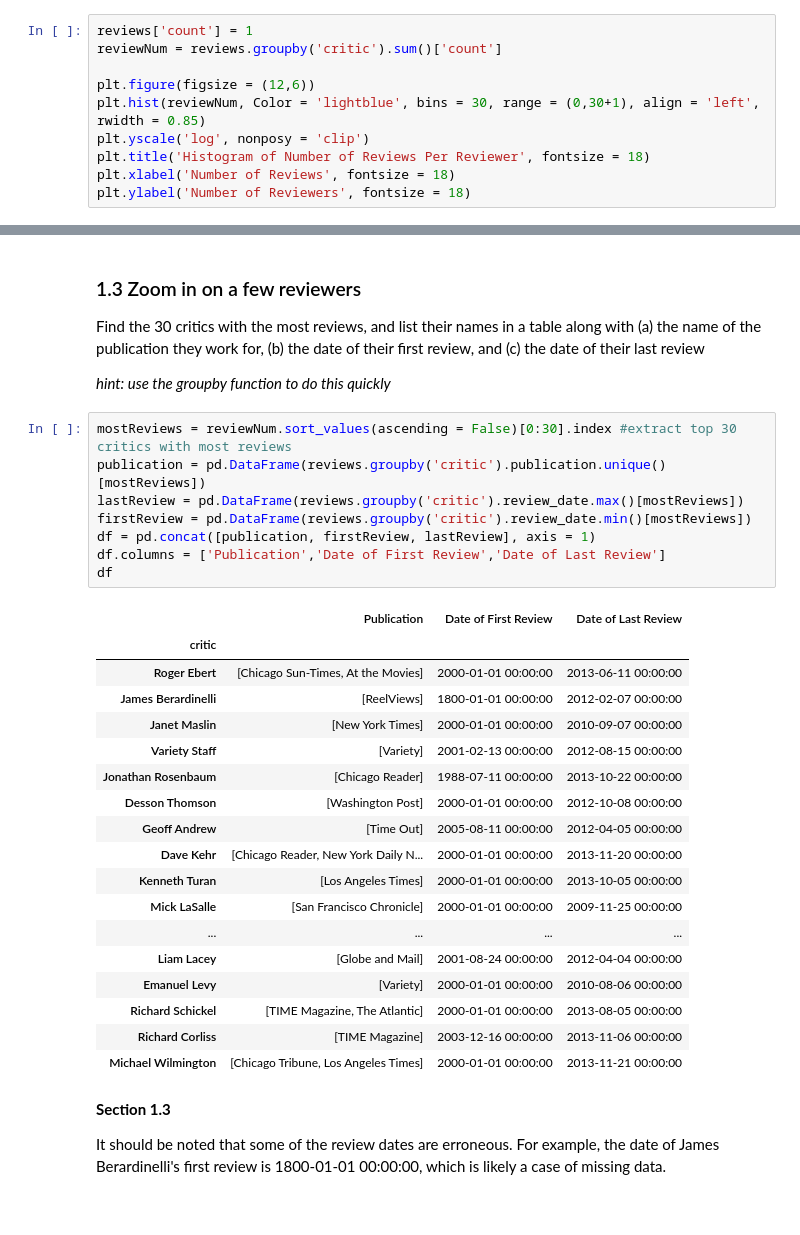
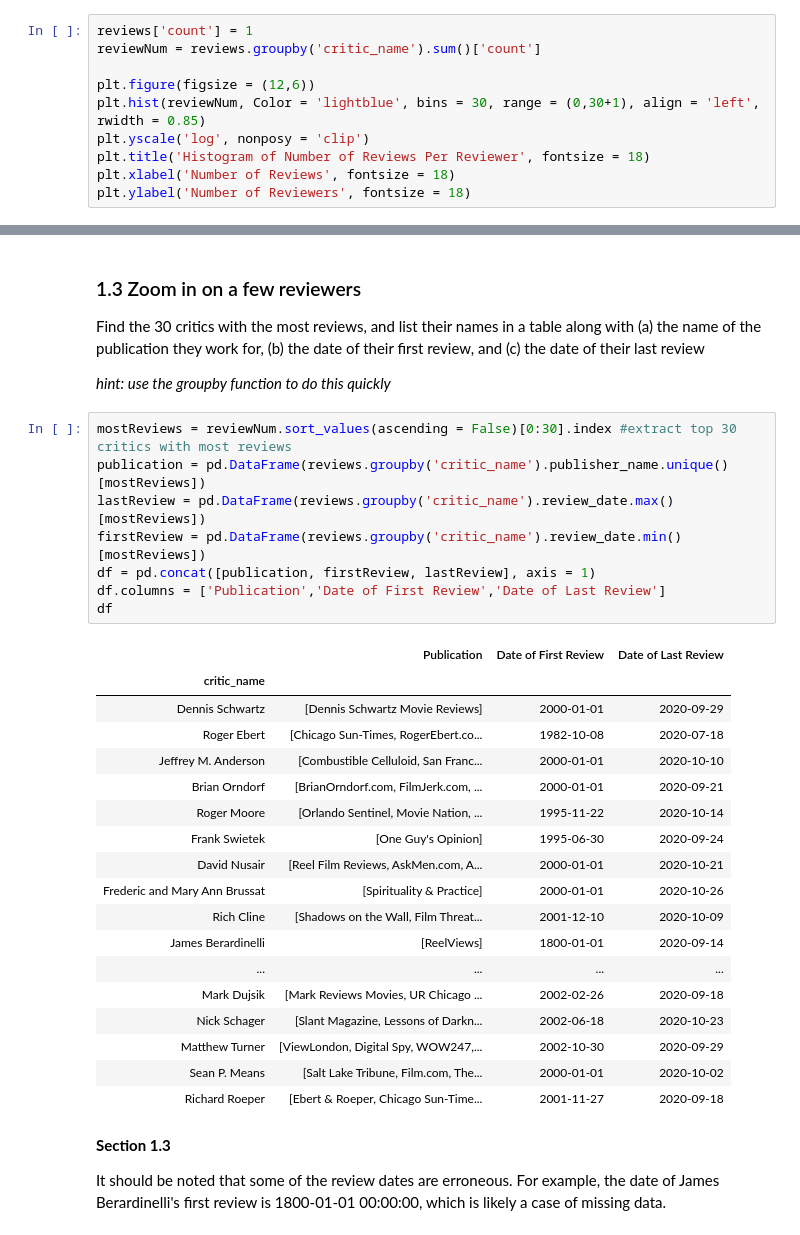
Before and after one commit to codebotx/Movie-rating-prediction, a Jupyter notebook: Movie Rating Prediction Using Naive Bayes.ipynb, the cells around one changed output, grey strips where cells are left out. Saved outputs shown, nothing was run; the diff lists cells and outputs as text.

```diff
--- a/Movie Rating Prediction Using Naive Bayes.ipynb
+++ b/Movie Rating Prediction Using Naive Bayes.ipynb
@@ -79,7 +79,7 @@ It is worth noting that the number of _unique_ quotes are different from the _to
 Using the `reviews` dataset, create a histogram showing the distribution of the number of reviews per reviewer.  Create the bin width (x-axis) to be 1 unit wide, and the range of the axis to be from 0 to 30.  Scale the y-axis to show the logarithm of (count of) the number of reviewers.  Label your axes and make your histogram look professional.
 # %%
 reviews['count'] = 1
-reviewNum = reviews.groupby('critic').sum()['count']
+reviewNum = reviews.groupby('critic_name').sum()['count']
 
 plt.figure(figsize = (12,6))
 plt.hist(reviewNum, Color = 'lightblue', bins = 30, range = (0,30+1), align = 'left', rwidth = 0.85)
@@ -97,31 +97,31 @@ Find the 30 critics with the most reviews, and list their names in a table along
 *hint: use the groupby function to do this quickly*
 # %%
 mostReviews = reviewNum.sort_values(ascending = False)[0:30].index #extract top 30 critics with most reviews
-publication = pd.DataFrame(reviews.groupby('critic').publication.unique()[mostReviews])
-lastReview = pd.DataFrame(reviews.groupby('critic').review_date.max()[mostReviews])
-firstReview = pd.DataFrame(reviews.groupby('critic').review_date.min()[mostReviews])
+publication = pd.DataFrame(reviews.groupby('critic_name').publisher_name.unique()[mostReviews])
+lastReview = pd.DataFrame(reviews.groupby('critic_name').review_date.max()[mostReviews])
+firstReview = pd.DataFrame(reviews.groupby('critic_name').review_date.min()[mostReviews])
 df = pd.concat([publication, firstReview, lastReview], axis = 1)
 df.columns = ['Publication','Date of First Review','Date of Last Review']
 df
 # %% [output]
 |  | Publication | Date of First Review | Date of Last Review |
-| critic |  |  |  |
-| Roger Ebert | [Chicago Sun-Times, At the Movies] | 2000-01-01 00:00:00 | 2013-06-11 00:00:00 |
-| James Berardinelli | [ReelViews] | 1800-01-01 00:00:00 | 2012-02-07 00:00:00 |
-| Janet Maslin | [New York Times] | 2000-01-01 00:00:00 | 2010-09-07 00:00:00 |
-| Variety Staff | [Variety] | 2001-02-13 00:00:00 | 2012-08-15 00:00:00 |
-| Jonathan Rosenbaum | [Chicago Reader] | 1988-07-11 00:00:00 | 2013-10-22 00:00:00 |
-| Desson Thomson | [Washington Post] | 2000-01-01 00:00:00 | 2012-10-08 00:00:00 |
-| Geoff Andrew | [Time Out] | 2005-08-11 00:00:00 | 2012-04-05 00:00:00 |
-| Dave Kehr | [Chicago Reader, New York Daily N... | 2000-01-01 00:00:00 | 2013-11-20 00:00:00 |
-| Kenneth Turan | [Los Angeles Times] | 2000-01-01 00:00:00 | 2013-10-05 00:00:00 |
-| Mick LaSalle | [San Francisco Chronicle] | 2000-01-01 00:00:00 | 2009-11-25 00:00:00 |
+| critic_name |  |  |  |
+| Dennis Schwartz | [Dennis Schwartz Movie Reviews] | 2000-01-01 | 2020-09-29 |
+| Roger Ebert | [Chicago Sun-Times, RogerEbert.co... | 1982-10-08 | 2020-07-18 |
+| Jeffrey M. Anderson | [Combustible Celluloid, San Franc... | 2000-01-01 | 2020-10-10 |
+| Brian Orndorf | [BrianOrndorf.com, FilmJerk.com, ... | 2000-01-01 | 2020-09-21 |
+| Roger Moore | [Orlando Sentinel, Movie Nation, ... | 1995-11-22 | 2020-10-14 |
+| Frank Swietek | [One Guy's Opinion] | 1995-06-30 | 2020-09-24 |
+| David Nusair | [Reel Film Reviews, AskMen.com, A... | 2000-01-01 | 2020-10-21 |
+| Frederic and Mary Ann Brussat | [Spirituality & Practice] | 2000-01-01 | 2020-10-26 |
+| Rich Cline | [Shadows on the Wall, Film Threat... | 2001-12-10 | 2020-10-09 |
+| James Berardinelli | [ReelViews] | 1800-01-01 | 2020-09-14 |
 | ... | ... | ... | ... |
-| Liam Lacey | [Globe and Mail] | 2001-08-24 00:00:00 | 2012-04-04 00:00:00 |
-| Emanuel Levy | [Variety] | 2000-01-01 00:00:00 | 2010-08-06 00:00:00 |
-| Richard Schickel | [TIME Magazine, The Atlantic] | 2000-01-01 00:00:00 | 2013-08-05 00:00:00 |
-| Richard Corliss | [TIME Magazine] | 2003-12-16 00:00:00 | 2013-11-06 00:00:00 |
-| Michael Wilmington | [Chicago Tribune, Los Angeles Times] | 2000-01-01 00:00:00 | 2013-11-21 00:00:00 |
+| Mark Dujsik | [Mark Reviews Movies, UR Chicago ... | 2002-02-26 | 2020-09-18 |
+| Nick Schager | [Slant Magazine, Lessons of Darkn... | 2002-06-18 | 2020-10-23 |
+| Matthew Turner | [ViewLondon, Digital Spy, WOW247,... | 2002-10-30 | 2020-09-29 |
+| Sean P. Means | [Salt Lake Tribune, Film.com, The... | 2000-01-01 | 2020-10-02 |
+| Richard Roeper | [Ebert & Roeper, Chicago Sun-Time... | 2001-11-27 | 2020-09-18 |
 # %% [markdown]
 **Section 1.3**
 
```
Also changed, not shown: parts of 4 cells of this notebook.
